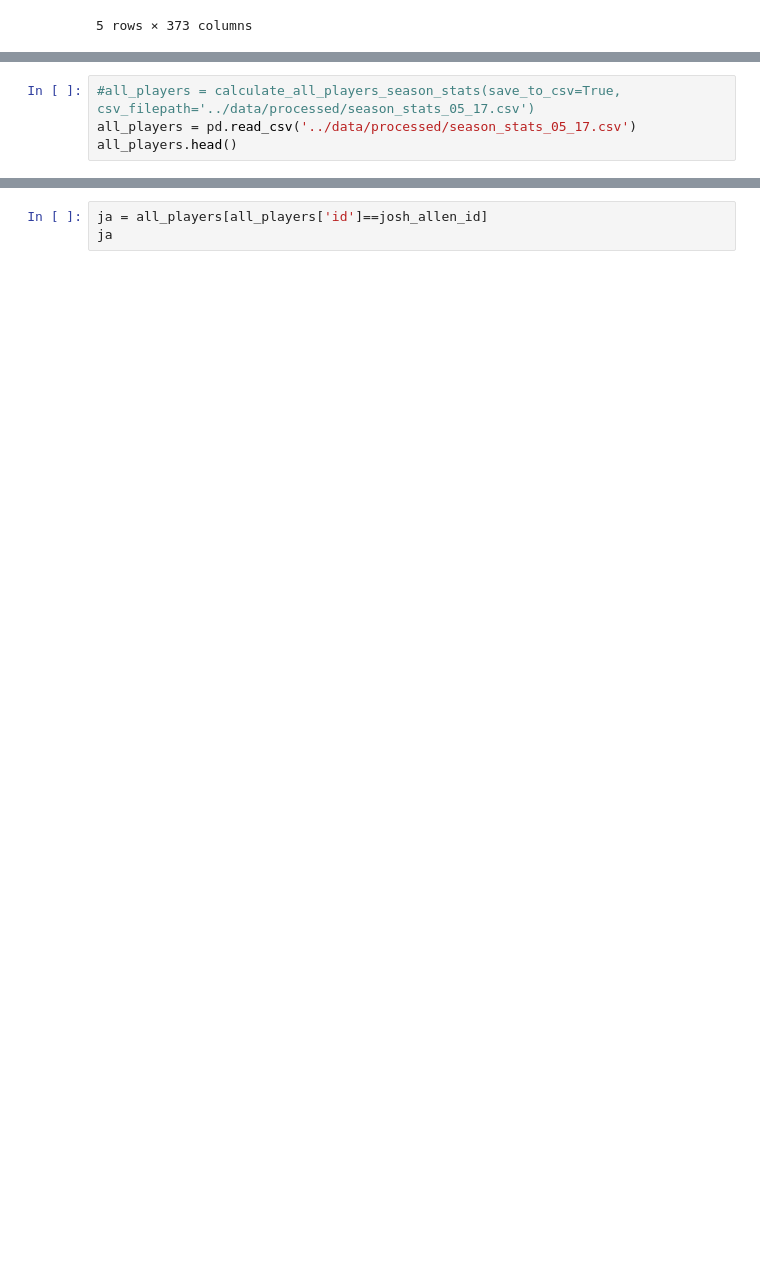
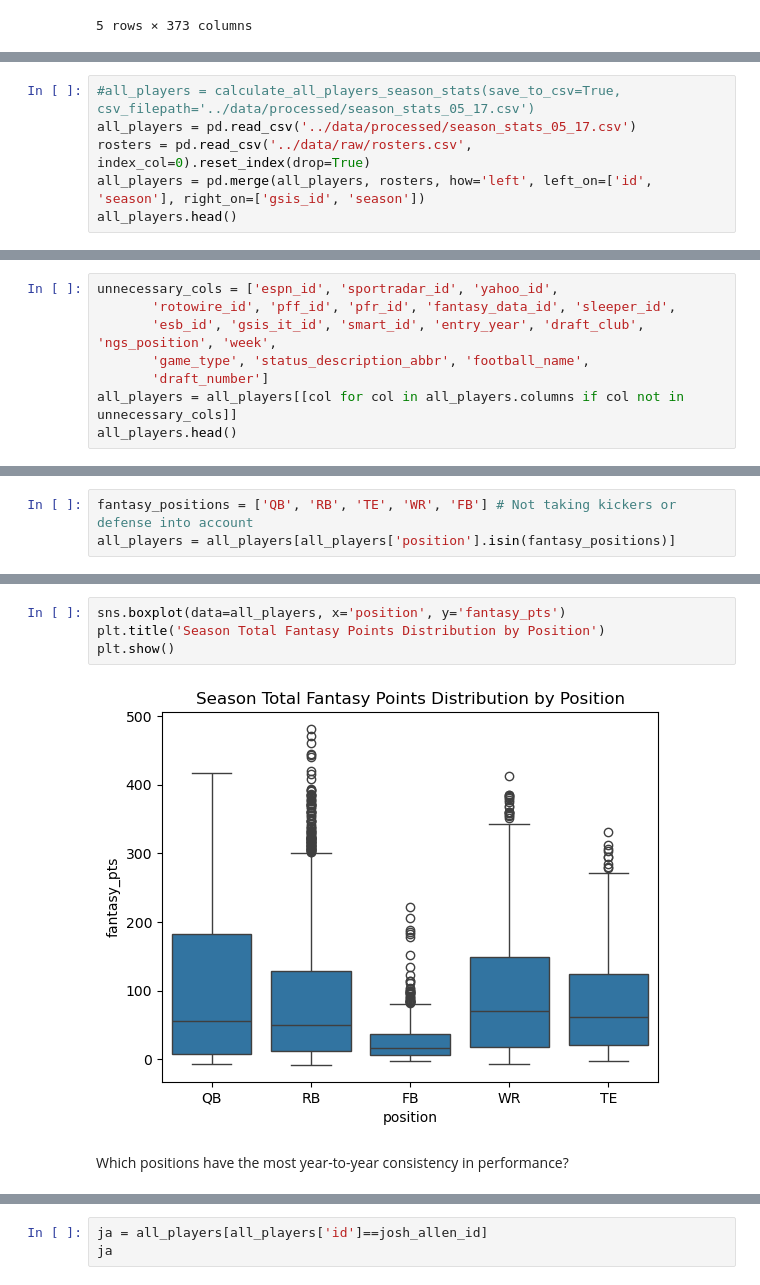
Before and after one commit to alexanderjireland/ff-draft-optimizer, a Jupyter notebook: notebooks/eda.ipynb, the cells around one changed output, grey strips where cells are left out. Drawn from its saved outputs; the diff is of its cells as text; blank space fills up the shorter version.

```diff
--- a/notebooks/eda.ipynb
+++ b/notebooks/eda.ipynb
@@ -18,6 +37,8 @@ pbp.head()
 # %%
 #all_players = calculate_all_players_season_stats(save_to_csv=True, csv_filepath='../data/processed/season_stats_05_17.csv')
 all_players = pd.read_csv('../data/processed/season_stats_05_17.csv')
+rosters = pd.read_csv('../data/raw/rosters.csv', index_col=0).reset_index(drop=True)
+all_players = pd.merge(all_players, rosters, how='left', left_on=['id', 'season'], right_on=['gsis_id', 'season'])
 all_players.head()
 # %% [output]
 |  | season | reception | passing_yards | pass_touchdown | rush_touchdown | interception | fumble_lost | ... |
@@ -30,0 +51,8 @@ Let's begin by focusing on passers (QBs)
+# %%
+unnecessary_cols = ['espn_id', 'sportradar_id', 'yahoo_id',
+       'rotowire_id', 'pff_id', 'pfr_id', 'fantasy_data_id', 'sleeper_id',
+       'esb_id', 'gsis_it_id', 'smart_id', 'entry_year', 'draft_club', 'ngs_position', 'week',
+       'game_type', 'status_description_abbr', 'football_name',
+       'draft_number']
+all_players = all_players[[col for col in all_players.columns if col not in unnecessary_cols]]
+all_players.head()
@@ -31 +67,4 @@ Let's begin by focusing on passers (QBs)
+# %%
+fantasy_positions = ['QB', 'RB', 'TE', 'WR', 'FB'] # Not taking kickers or defense into account
+all_players = all_players[all_players['position'].isin(fantasy_positions)]
 # %%
@@ -33,0 +87,8 @@ josh_allen_id = '00-0034857'
+# %%
+sns.boxplot(data=all_players, x='position', y='fantasy_pts')
+plt.title('Season Total Fantasy Points Distribution by Position')
+plt.show()
+# %% [output]
+[figure, added]
+# %% [markdown]
+Which positions have the most year-to-year consistency in performance?
```
Also changed, not shown: parts of 26 cells of this notebook, 1 other file.
